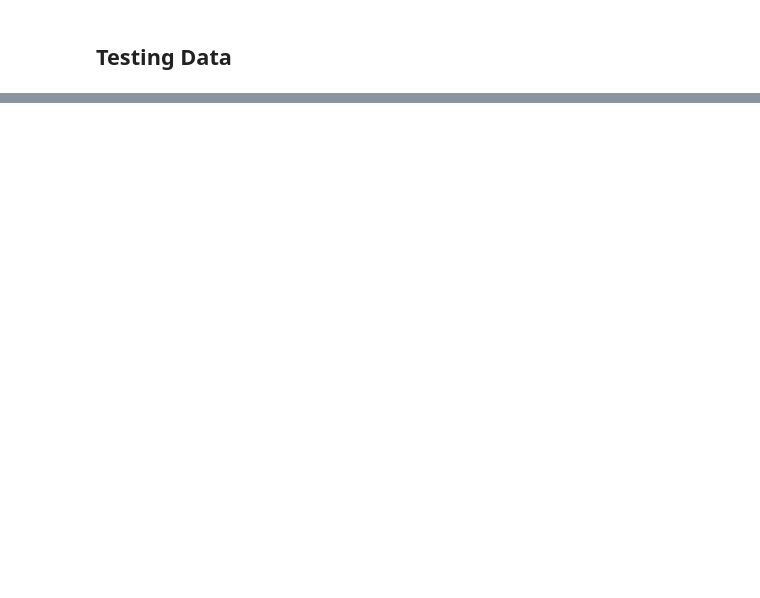
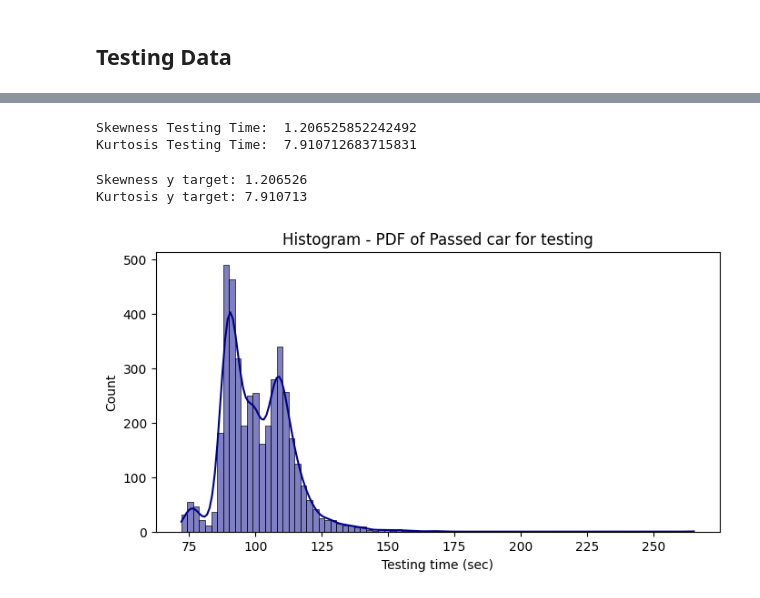
Before and after one commit to akshayyewle/Machine-Learning, a Jupyter notebook: 01 Mercedes Benz Greener Manufacturing/Project File R00.ipynb, the cells around one changed output, grey strips where cells are left out. Saved outputs shown, nothing was run; the diff lists cells and outputs as text; code cells hidden in the pictures; blank space fills up the shorter version.

```diff
--- a/01 Mercedes Benz Greener Manufacturing/Project File R00.ipynb
+++ b/01 Mercedes Benz Greener Manufacturing/Project File R00.ipynb
@@ -118,0 +232,27 @@ Index(['ID', 'y', 'X0', 'X1', 'X2', 'X3', 'X4', 'X5', 'X6', 'X8',
+# %%
+# Skew & Kurtosis
+print('Skewness Testing Time: ', train['y'].skew())
+print('Kurtosis Testing Time: ', train['y'].kurt())
+# %% [output]
+Skewness Testing Time:  1.206525852242492
+Kurtosis Testing Time:  7.910712683715831
+# %%
+#skewness and kurtosis
+print("Skewness y target: %f" % train['y'].skew())
+print("Kurtosis y target: %f" % train['y'].kurt())
+
+# plot size
+plt.figure(figsize = (8,4))
+
+# seaborn histogram
+sns.histplot(train['y'], kde=True,
+              color = 'Darkblue')
+
+# Add label and title
+plt.title('Histogram - PDF of Passed car for testing')
+plt.xlabel('Testing time (sec)')
+plt.show()
+# %% [output]
+Skewness y target: 1.206526
+Kurtosis y target: 7.910713
+[figure, added]
```
Also changed, not shown: parts of 82 cells of this notebook.
